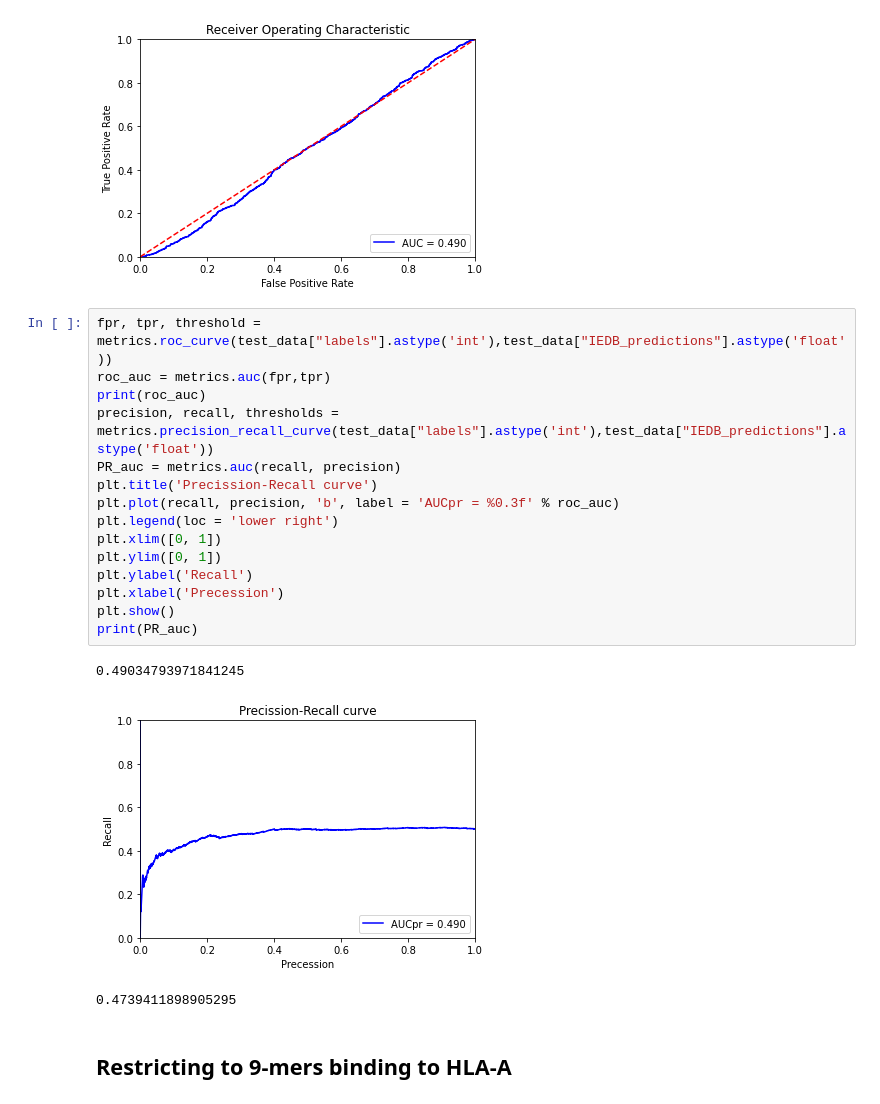
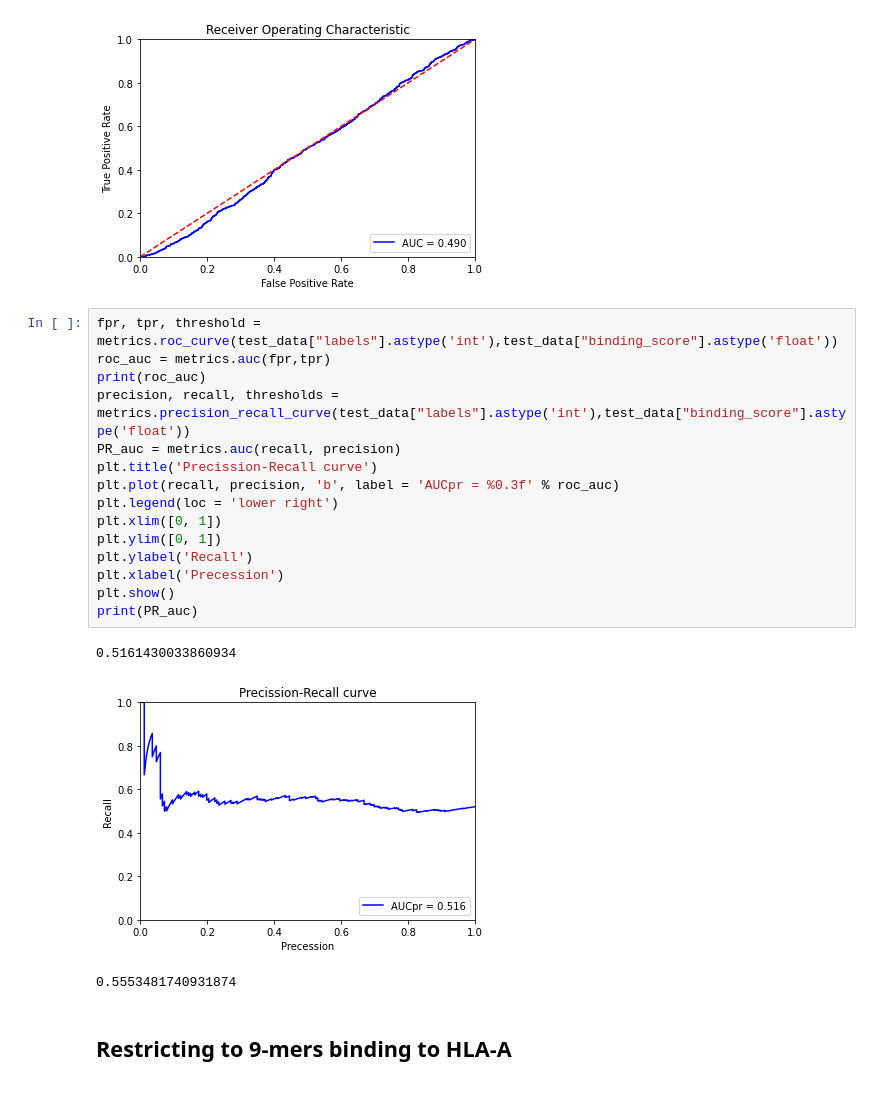
Before and after one commit to christian-creator/DL_peptide_immunogenecity, a Jupyter notebook: notebooks/control_models.ipynb, the cells around one changed output. Saved outputs shown, nothing was run; the diff lists cells and outputs as text.

```diff
--- a/notebooks/control_models.ipynb
+++ b/notebooks/control_models.ipynb
@@ -67,24 +67,24 @@ plt.show()
 0.49034793971841245
 [figure]
 # %%
-fpr, tpr, threshold = metrics.roc_curve(test_data["labels"].astype('int'),test_data["IEDB_predictions"].astype('float'))
+fpr, tpr, threshold = metrics.roc_curve(test_data["labels"].astype('int'),test_data["binding_score"].astype('float'))
 roc_auc = metrics.auc(fpr,tpr)
 print(roc_auc)
-precision, recall, thresholds = metrics.precision_recall_curve(test_data["labels"].astype('int'),test_data["IEDB_predictions"].astype('float'))
+precision, recall, thresholds = metrics.precision_recall_curve(test_data["labels"].astype('int'),test_data["binding_score"].astype('float'))
 PR_auc = metrics.auc(recall, precision)
 plt.title('Precission-Recall curve')
 plt.plot(recall, precision, 'b', label = 'AUCpr = %0.3f' % roc_auc)
 plt.legend(loc = 'lower right')
 plt.xlim([0, 1])
 plt.ylim([0, 1])
 plt.ylabel('Recall')
 plt.xlabel('Precession')
 plt.show()
 print(PR_auc)
 # %% [output]
-0.49034793971841245
+0.5161430033860934
-[figure, old version]
+[figure, new version]
-0.4739411898905295
+0.5553481740931874
 # %% [markdown]
 ## Restricting to 9-mers binding to HLA-A
 # %%
```
Also changed, not shown: 7 other files.
